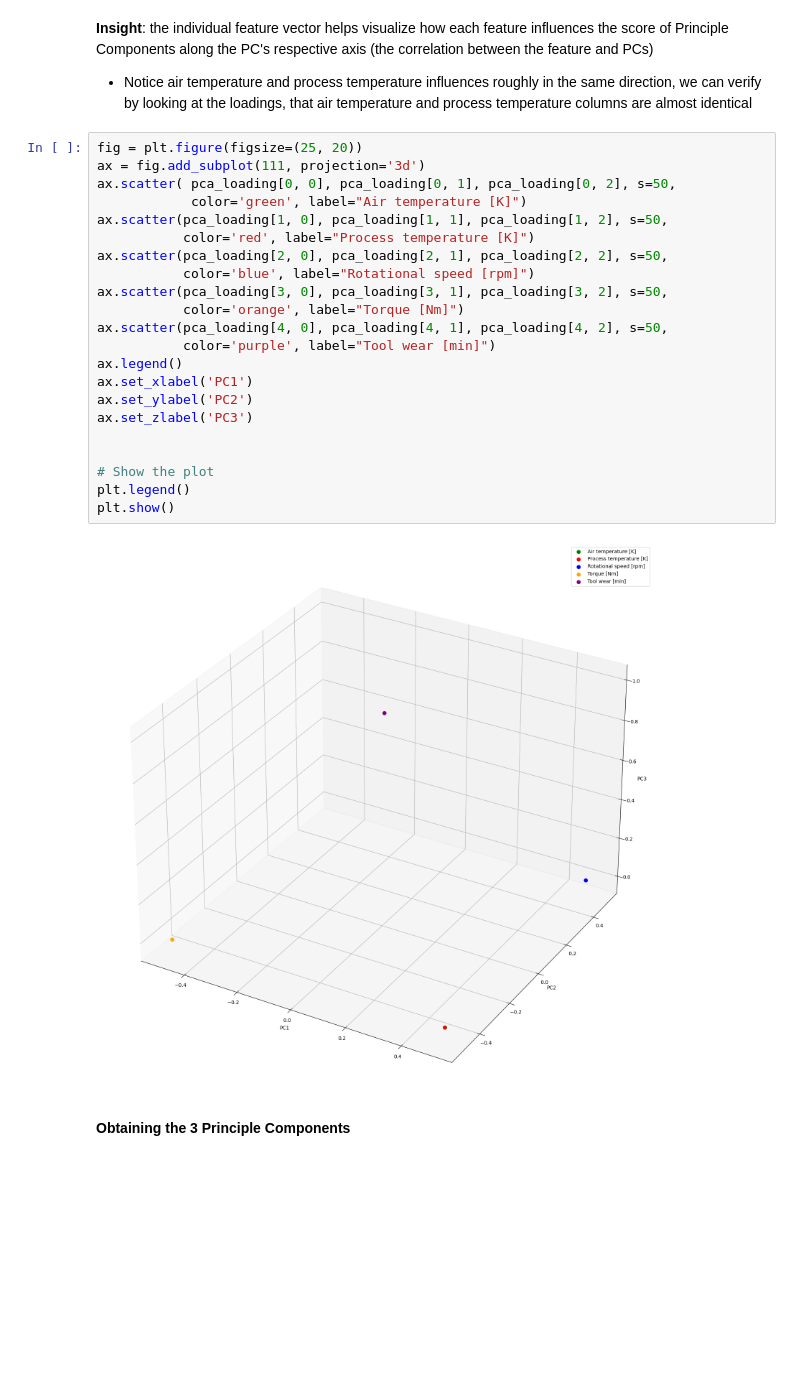
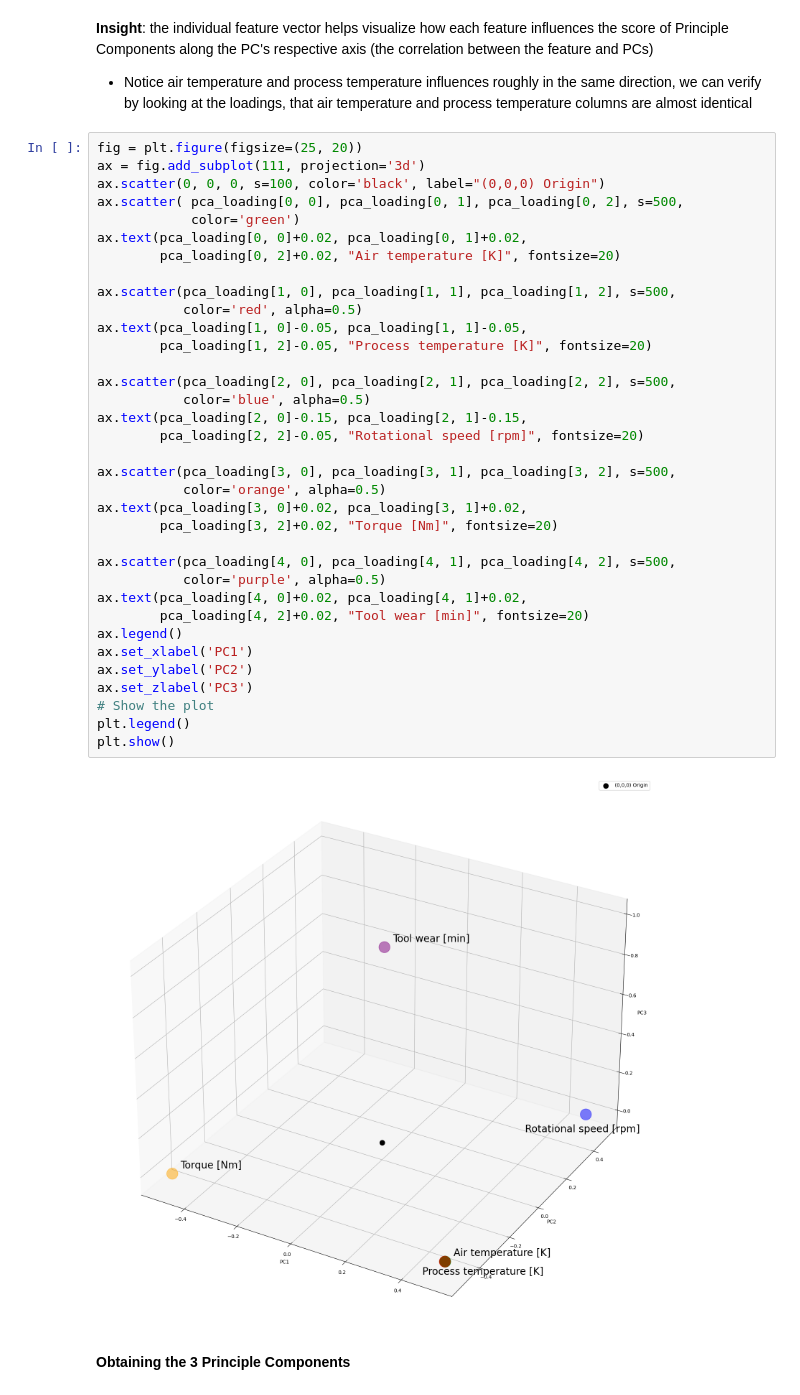
Before and after one commit to wilsonnguyen5163/INSE6220, a Jupyter notebook: Project.ipynb, the cells around one changed output. Drawn from its saved outputs; the diff is of its cells as text; blank space fills up the shorter version.

```diff
--- a/Project.ipynb
+++ b/Project.ipynb
@@ -253,27 +285,40 @@ plt.show()
 # %%
 fig = plt.figure(figsize=(25, 20))
 ax = fig.add_subplot(111, projection='3d')
-ax.scatter( pca_loading[0, 0], pca_loading[0, 1], pca_loading[0, 2], s=50,
-            color='green', label="Air temperature [K]")
-ax.scatter(pca_loading[1, 0], pca_loading[1, 1], pca_loading[1, 2], s=50,
-           color='red', label="Process temperature [K]")
-ax.scatter(pca_loading[2, 0], pca_loading[2, 1], pca_loading[2, 2], s=50,
-           color='blue', label="Rotational speed [rpm]")
-ax.scatter(pca_loading[3, 0], pca_loading[3, 1], pca_loading[3, 2], s=50,
-           color='orange', label="Torque [Nm]")
-ax.scatter(pca_loading[4, 0], pca_loading[4, 1], pca_loading[4, 2], s=50,
-           color='purple', label="Tool wear [min]")
+ax.scatter(0, 0, 0, s=100, color='black', label="(0,0,0) Origin")
+ax.scatter( pca_loading[0, 0], pca_loading[0, 1], pca_loading[0, 2], s=500,
+            color='green')
+ax.text(pca_loading[0, 0]+0.02, pca_loading[0, 1]+0.02,
+        pca_loading[0, 2]+0.02, "Air temperature [K]", fontsize=20)
+
+ax.scatter(pca_loading[1, 0], pca_loading[1, 1], pca_loading[1, 2], s=500,
+           color='red', alpha=0.5)
+ax.text(pca_loading[1, 0]-0.05, pca_loading[1, 1]-0.05,
+        pca_loading[1, 2]-0.05, "Process temperature [K]", fontsize=20)
+
+ax.scatter(pca_loading[2, 0], pca_loading[2, 1], pca_loading[2, 2], s=500,
+           color='blue', alpha=0.5)
+ax.text(pca_loading[2, 0]-0.15, pca_loading[2, 1]-0.15,
+        pca_loading[2, 2]-0.05, "Rotational speed [rpm]", fontsize=20)
+
+ax.scatter(pca_loading[3, 0], pca_loading[3, 1], pca_loading[3, 2], s=500,
+           color='orange', alpha=0.5)
+ax.text(pca_loading[3, 0]+0.02, pca_loading[3, 1]+0.02,
+        pca_loading[3, 2]+0.02, "Torque [Nm]", fontsize=20)
+
+ax.scatter(pca_loading[4, 0], pca_loading[4, 1], pca_loading[4, 2], s=500,
+           color='purple', alpha=0.5)
+ax.text(pca_loading[4, 0]+0.02, pca_loading[4, 1]+0.02,
+        pca_loading[4, 2]+0.02, "Tool wear [min]", fontsize=20)
 ax.legend()
 ax.set_xlabel('PC1')
 ax.set_ylabel('PC2')
 ax.set_zlabel('PC3')
-
-
 # Show the plot
 plt.legend()
 plt.show()
 # %% [output]
-[figure, old version]
+[figure, new version]
 # %% [markdown]
 **Obtaining the 3 Principle Components**
 # %%
```
Also changed, not shown: parts of 74 cells of this notebook.
